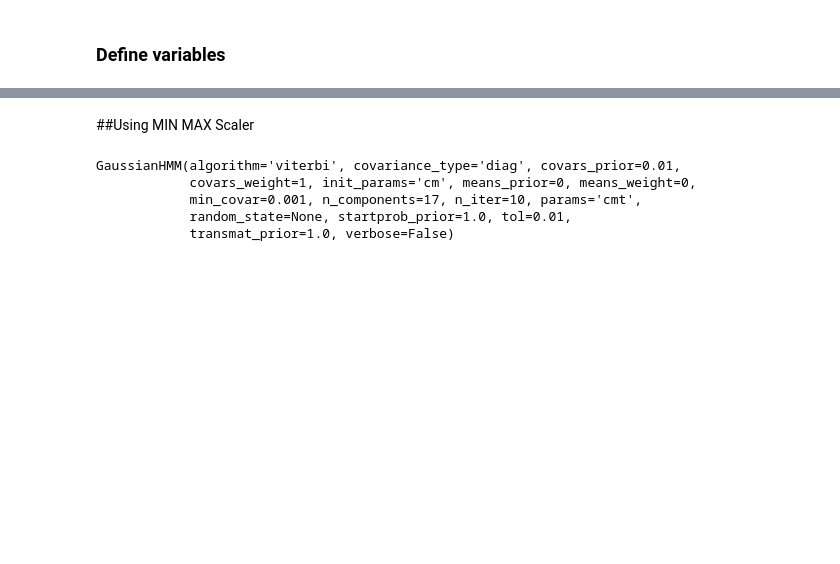
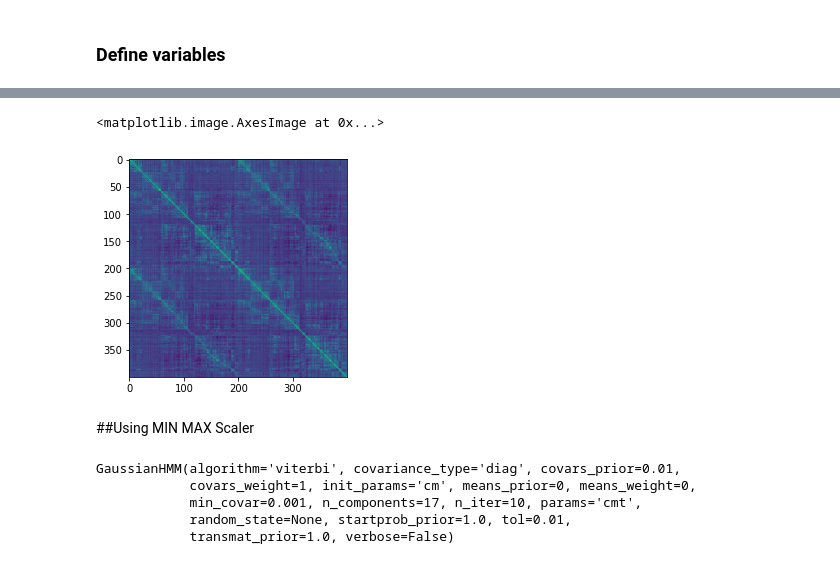
Before and after one commit to catalinabustam/tms_hmm, a Jupyter notebook: hmm.ipynb, the cells around one changed output, grey strips where cells are left out. Drawn from its saved outputs; the diff is of its cells as text; code cells hidden in the pictures; blank space fills up the shorter version.

```diff
--- a/hmm.ipynb
+++ b/hmm.ipynb
@@ -125,3 +143,8 @@ def plot_states(predicted_sequences):
+# %%
+plt.imshow(hmm_lr.covars_[1])
+# %% [output]
+<matplotlib.image.AxesImage at 0x...>
+[figure, added]
 # %% [markdown]
 ##Using MIN MAX Scaler
 # %%
```
Also changed, not shown: parts of 17 cells of this notebook.
